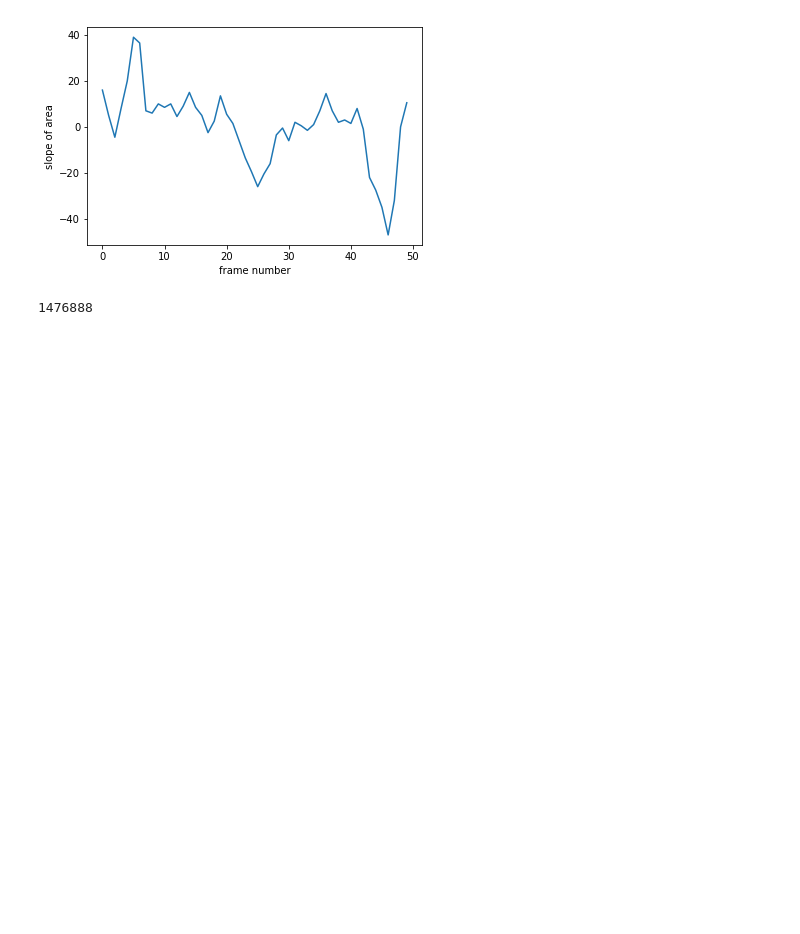
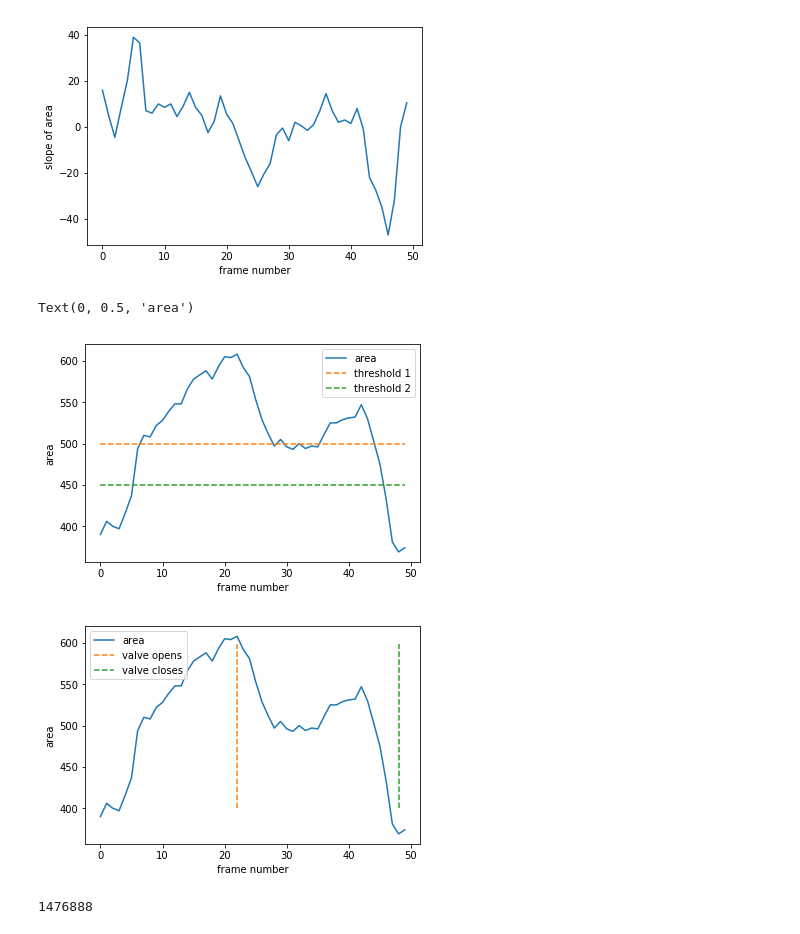
Before and after one commit to AshRamty/heart_mri, a Jupyter notebook: scripts/labelling_functions_1.ipynb, the cells around one changed output. Cells and saved outputs as stored; diff of their text form; code cells hidden in the pictures; blank space fills up the shorter version.

```diff
--- a/scripts/labelling_functions_1.ipynb
+++ b/scripts/labelling_functions_1.ipynb
@@ -274,6 +274,32 @@ Text(0, 0.5, 'slope of area')
 [figure]
 [figure]
 [figure]
+# %%
+area_thresh_high = 500
+area_thresh_low = 450
+
+plt.figure()
+plt.plot(np.arange(50),area, label = 'area')
+plt.plot(np.arange(50),area_thresh_high*np.ones((50,)),'--',label = 'threshold 1')
+plt.plot(np.arange(50),area_thresh_low*np.ones((50,)),'--',label = 'threshold 2')
+plt.legend()
+plt.xlabel('frame number')
+plt.ylabel('area')
+
+index_open = np.argmax(area)
+index_close = np.argmin(area)
+
+plt.figure()
+plt.plot(np.arange(50),area, label = 'area')
+plt.plot(index_open*np.ones(200), 400 + np.arange(200) ,'--',label = 'valve opens')
+plt.plot(index_close*np.ones(200), 400 + np.arange(200),'--',label = 'valve closes')
+plt.legend()
+plt.xlabel('frame number')
+plt.ylabel('area')
+# %% [output]
+Text(0, 0.5, 'area')
+[figure, added]
+[figure, added]
 # %%
 # plotting the normalized label measures vs frame for a single example
 eg_key = list(labels.keys())[0]
```
Also changed, not shown: 1 other file.
